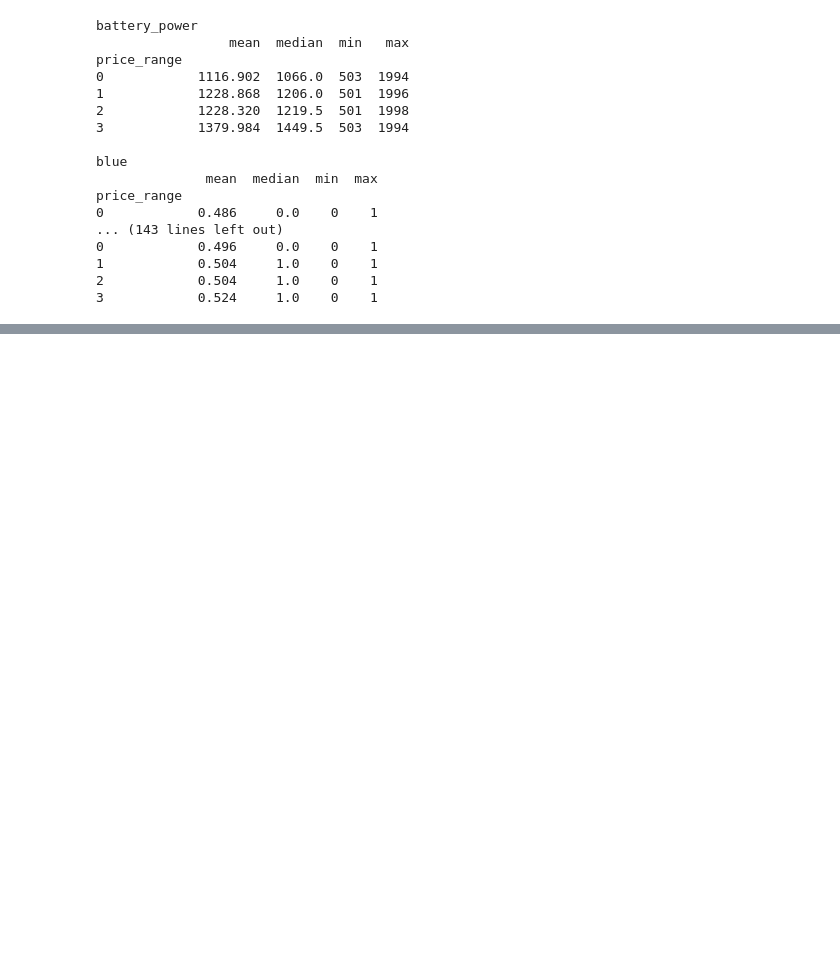
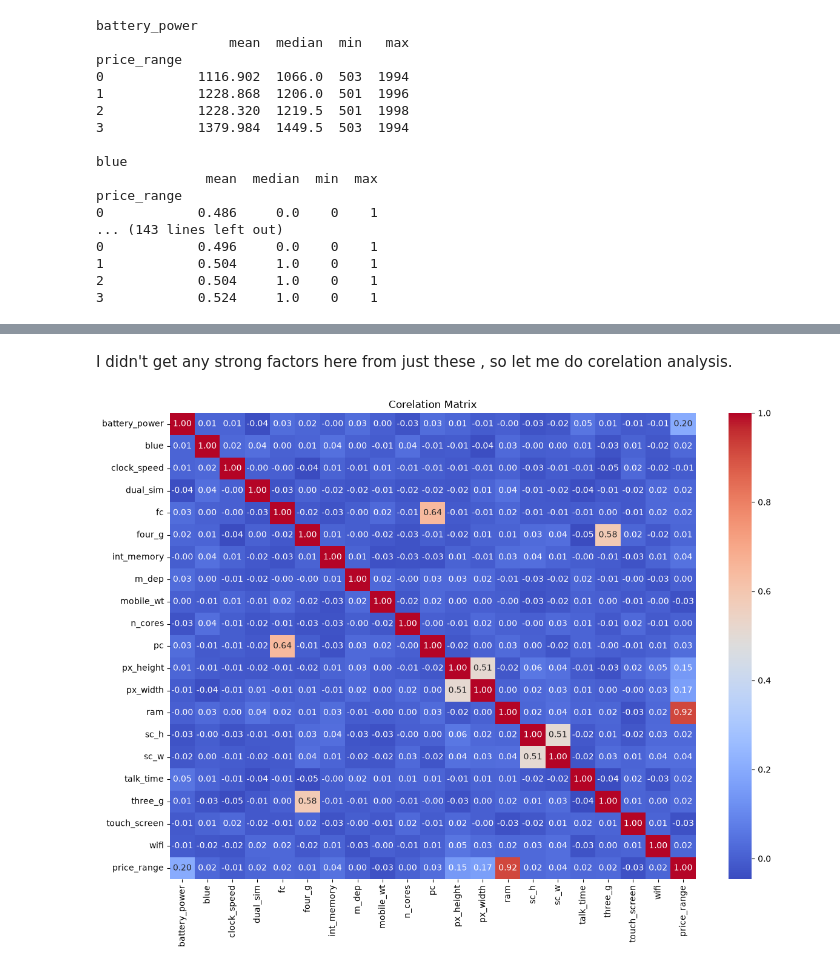
Before and after one commit to anojpradhan/mobile_price_detection, a Jupyter notebook: notebooks/02_eda.ipynb, the cells around one changed output, grey strips where cells are left out. Cells and saved outputs as stored; diff of their text form; code cells hidden in the pictures; blank space fills up the shorter version.

```diff
--- a/notebooks/02_eda.ipynb
+++ b/notebooks/02_eda.ipynb
@@ -145,0 +198,10 @@ price_range
+# %% [markdown]
+I didn't get any strong factors here from just these , so let me do corelation analysis.
+# %%
+plt.figure(figsize=(14,10))
+sns.heatmap(df_mobile_train.corr(numeric_only=True),
+            annot=True, cmap='coolwarm',fmt='.2f')
+plt.title("Corelation Matrix")
+plt.show()
+# %% [output]
+[figure, added]
```
Also changed, not shown: parts of 9 cells of this notebook.
